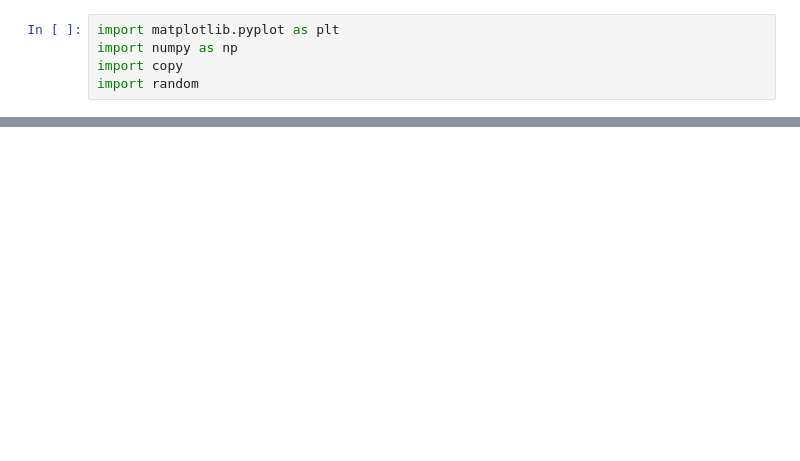
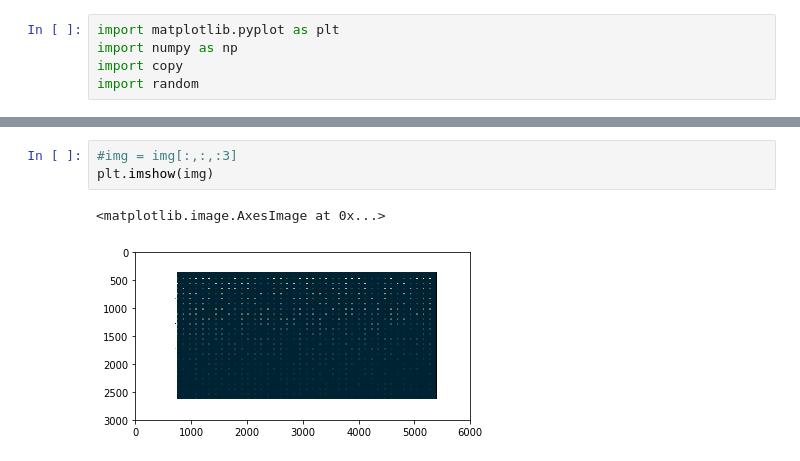
Before and after one commit to aauss/aauss.github.io, a Jupyter notebook: assets/background_image_creator.ipynb, the cells around one changed output, grey strips where cells are left out. Saved outputs shown, nothing was run; the diff lists cells and outputs as text; blank space fills up the shorter version.

```diff
--- a/assets/background_image_creator.ipynb
+++ b/assets/background_image_creator.ipynb
@@ -59,0 +62,6 @@ plt.savefig("backgro.jpg", dpi=200)
+# %%
+#img = img[:,:,:3]
+plt.imshow(img)
+# %% [output]
+<matplotlib.image.AxesImage at 0x...>
+[figure, added]
```
Also changed, not shown: parts of 10 cells of this notebook, 15 other files.
